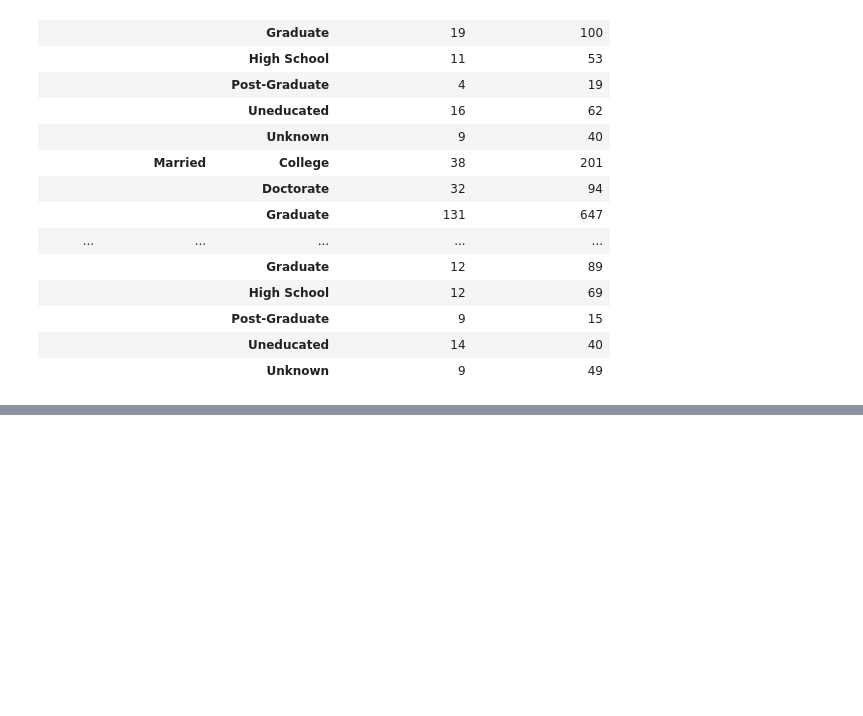
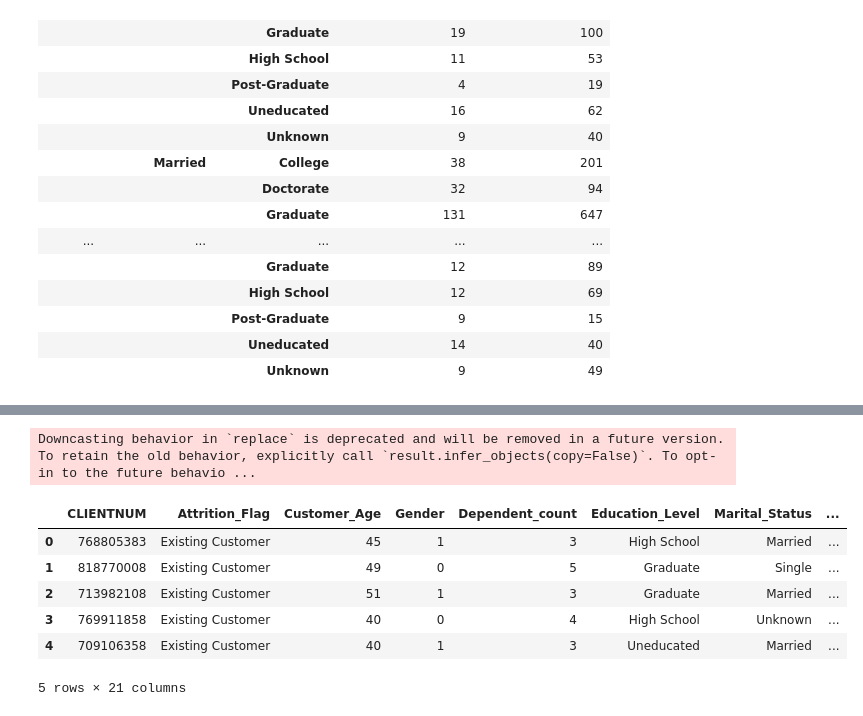
Before and after one commit to arpitsharma27/CreditCard_Segmentation, a Jupyter notebook: CreditCard_Segmentation.ipynb, the cells around one changed output, grey strips where cells are left out. Cells and saved outputs as stored; diff of their text form; code cells hidden in the pictures; blank space fills up the shorter version.

```diff
--- a/CreditCard_Segmentation.ipynb
+++ b/CreditCard_Segmentation.ipynb
@@ -137,0 +202,13 @@ df.describe()
+# %%
+df_feature_eng=df.copy()
+df_feature_eng.replace({'Gender': {'M':1,'F':0}}, inplace=True)
+df_feature_eng.head()
+# %% [output]
+Downcasting behavior in `replace` is deprecated and will be removed in a future version. To retain the old behavior, explicitly call `result.infer_objects(copy=False)`. To opt-in to the future behavio ...
+|  | CLIENTNUM | Attrition_Flag | Customer_Age | Gender | Dependent_count | Education_Level | Marital_Status | ... |
+| 0 | 768805383 | Existing Customer | 45 | 1 | 3 | High School | Married | ... |
+| 1 | 818770008 | Existing Customer | 49 | 0 | 5 | Graduate | Single | ... |
+| 2 | 713982108 | Existing Customer | 51 | 1 | 3 | Graduate | Married | ... |
+| 3 | 769911858 | Existing Customer | 40 | 0 | 4 | High School | Unknown | ... |
+| 4 | 709106358 | Existing Customer | 40 | 1 | 3 | Uneducated | Married | ... |
+5 rows × 21 columns
```
Also changed, not shown: parts of 16 cells of this notebook.
